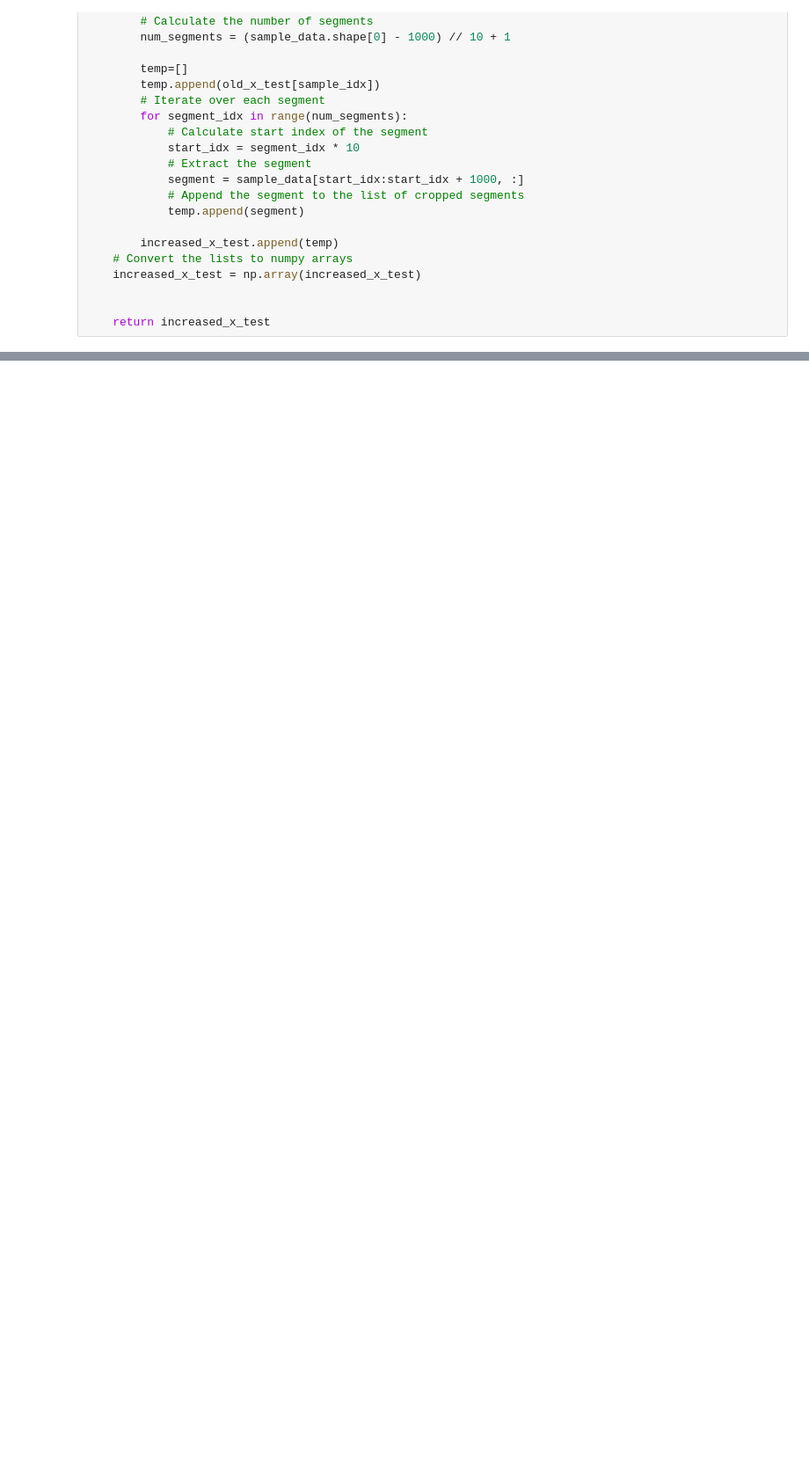
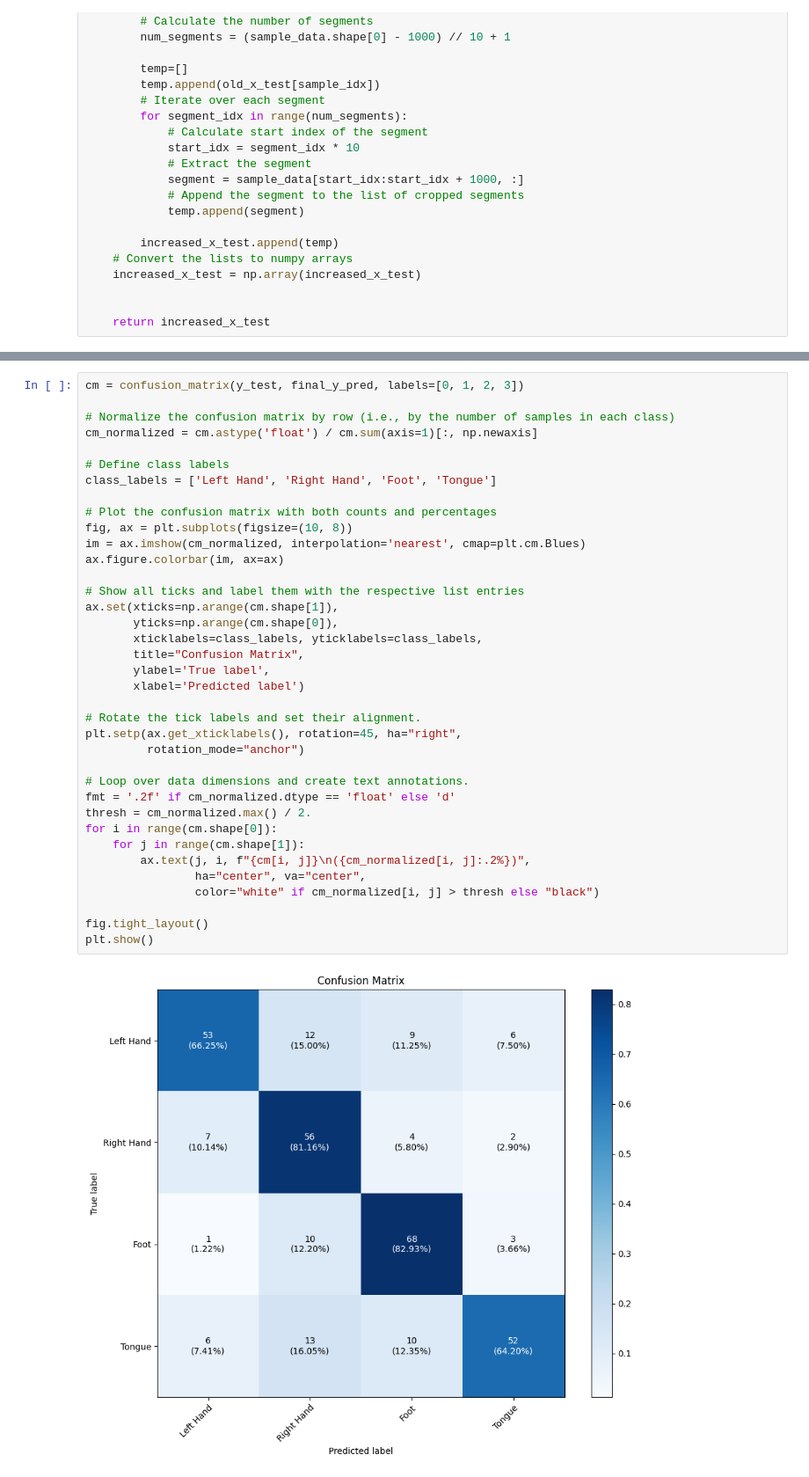
Before and after one commit to NimaAhmadi79/EEG-based-motor-imagery-classification-, a Jupyter notebook: main/main.ipynb, the cells around one changed output, grey strips where cells are left out. Shown: that part at 88% size. Drawn from its saved outputs; the diff is of its cells as text; blank space fills up the shorter version.

```diff
--- a/main/main.ipynb
+++ b/main/main.ipynb
@@ -369,3 +396,42 @@ print(f'Test Accuracy: {test_accuracy}')
+# %%
+cm = confusion_matrix(y_test, final_y_pred, labels=[0, 1, 2, 3])
+
+# Normalize the confusion matrix by row (i.e., by the number of samples in each class)
+cm_normalized = cm.astype('float') / cm.sum(axis=1)[:, np.newaxis]
+
+# Define class labels
+class_labels = ['Left Hand', 'Right Hand', 'Foot', 'Tongue']
+
+# Plot the confusion matrix with both counts and percentages
+fig, ax = plt.subplots(figsize=(10, 8))
+im = ax.imshow(cm_normalized, interpolation='nearest', cmap=plt.cm.Blues)
+ax.figure.colorbar(im, ax=ax)
+
+# Show all ticks and label them with the respective list entries
+ax.set(xticks=np.arange(cm.shape[1]),
+       yticks=np.arange(cm.shape[0]),
+       xticklabels=class_labels, yticklabels=class_labels,
+       title="Confusion Matrix",
+       ylabel='True label',
+       xlabel='Predicted label')
+
+# Rotate the tick labels and set their alignment.
+plt.setp(ax.get_xticklabels(), rotation=45, ha="right",
+         rotation_mode="anchor")
+
+# Loop over data dimensions and create text annotations.
+fmt = '.2f' if cm_normalized.dtype == 'float' else 'd'
+thresh = cm_normalized.max() / 2.
+for i in range(cm.shape[0]):
+    for j in range(cm.shape[1]):
+        ax.text(j, i, f"{cm[i, j]}\n({cm_normalized[i, j]:.2%})",
+                ha="center", va="center",
+                color="white" if cm_normalized[i, j] > thresh else "black")
+
+fig.tight_layout()
+plt.show()
+# %% [output]
+[figure, added]
 # %%
 # Evaluate the model on the test set
 # test_loss, test_accuracy = model.evaluate([x_test, x_test, x_test], y_test, verbose=0)
```
Also changed, not shown: parts of 6 cells of this notebook.
